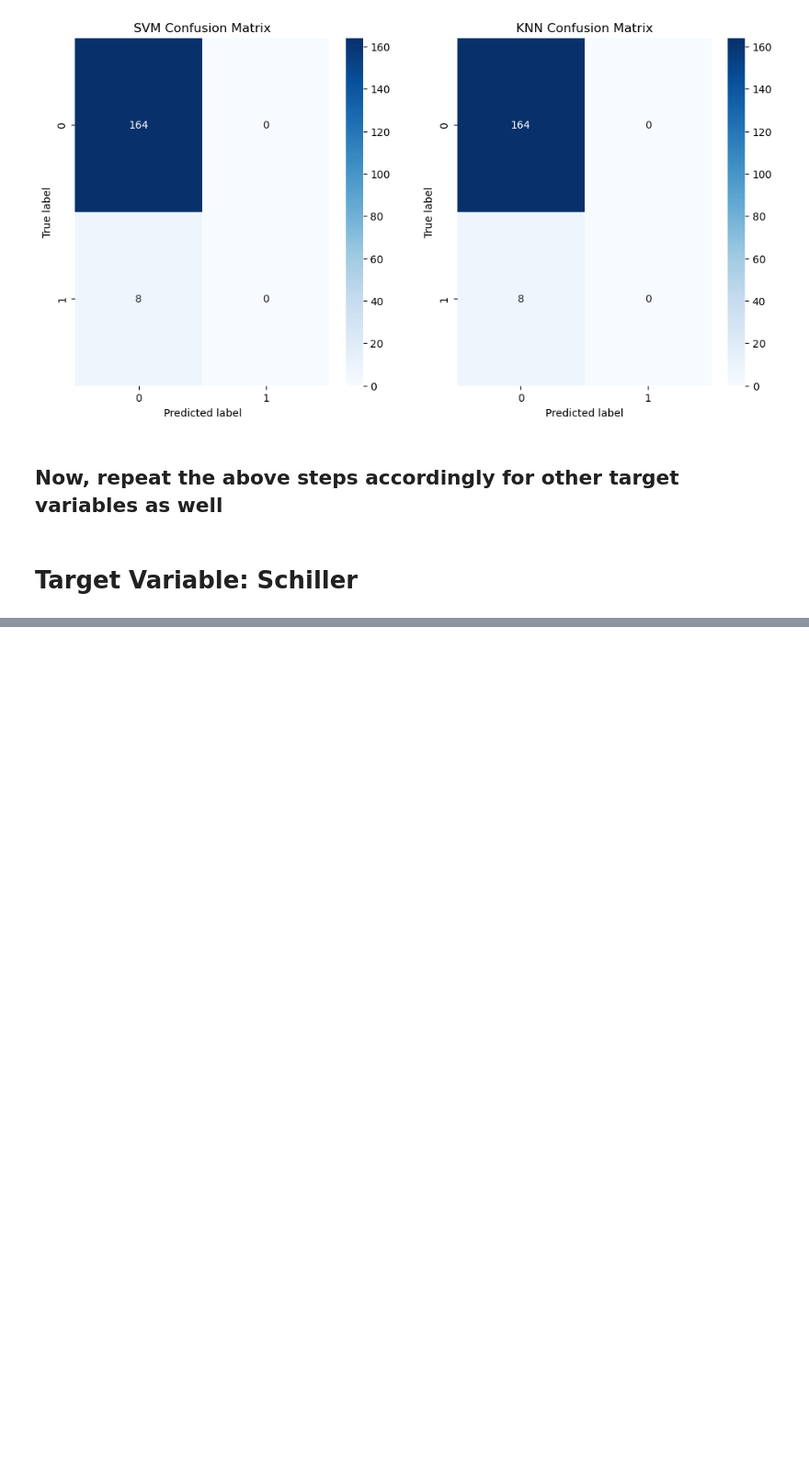
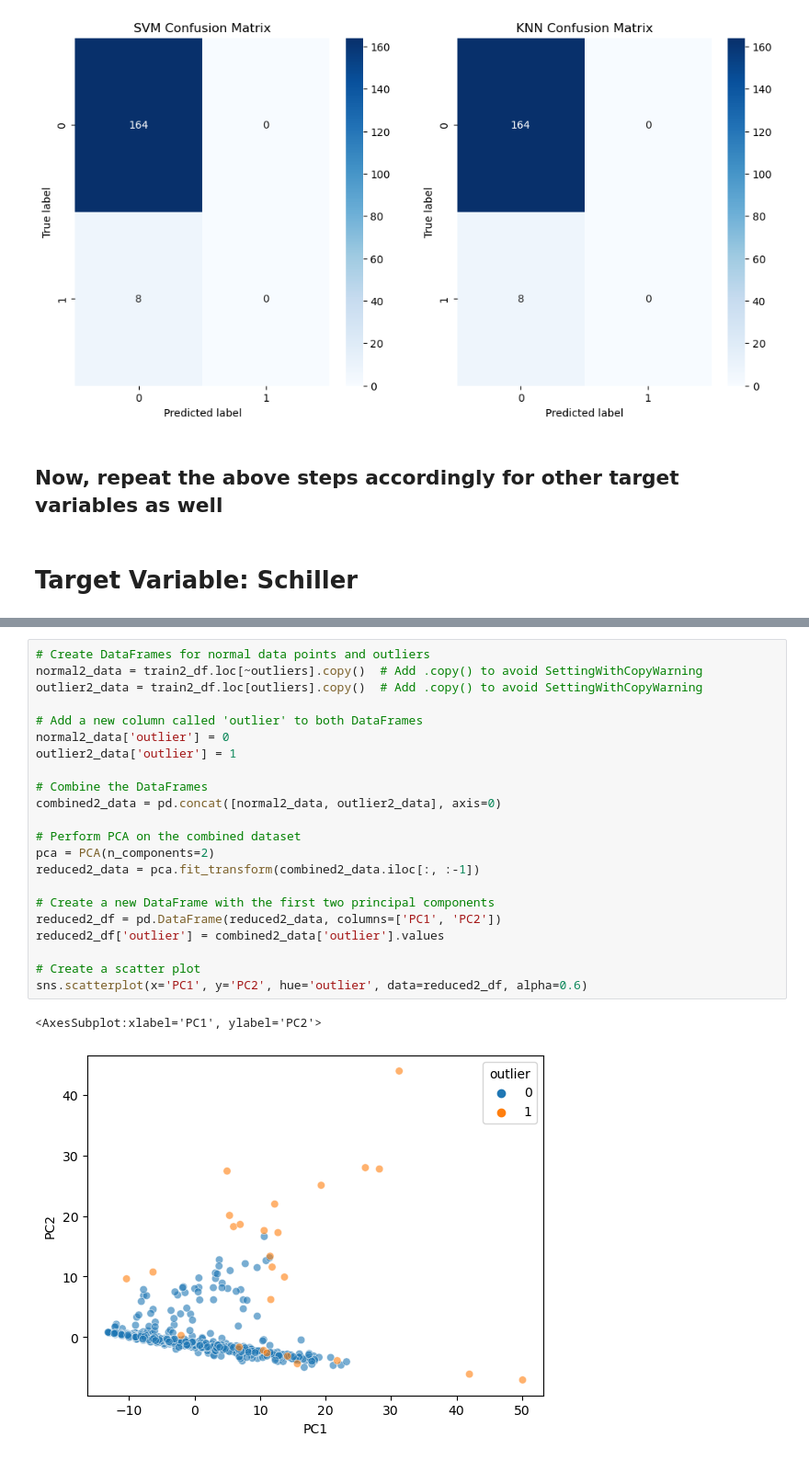
Before and after one commit to DanX069/Python-Assignment, a Jupyter notebook: python-assignment-cs253.ipynb, the cells around one changed output, grey strips where cells are left out. Shown at 92% size. Drawn from its saved outputs; the diff is of its cells as text; blank space fills up the shorter version.

```diff
--- a/python-assignment-cs253.ipynb
+++ b/python-assignment-cs253.ipynb
@@ -606,0 +687,25 @@ Recall: 95.35%
+# %%
+# Create DataFrames for normal data points and outliers
+normal2_data = train2_df.loc[~outliers].copy()  # Add .copy() to avoid SettingWithCopyWarning
+outlier2_data = train2_df.loc[outliers].copy()  # Add .copy() to avoid SettingWithCopyWarning
+
+# Add a new column called 'outlier' to both DataFrames
+normal2_data['outlier'] = 0
+outlier2_data['outlier'] = 1
+
+# Combine the DataFrames
+combined2_data = pd.concat([normal2_data, outlier2_data], axis=0)
+
+# Perform PCA on the combined dataset
+pca = PCA(n_components=2)
+reduced2_data = pca.fit_transform(combined2_data.iloc[:, :-1])
+
+# Create a new DataFrame with the first two principal components
+reduced2_df = pd.DataFrame(reduced2_data, columns=['PC1', 'PC2'])
+reduced2_df['outlier'] = combined2_data['outlier'].values
+
+# Create a scatter plot
+sns.scatterplot(x='PC1', y='PC2', hue='outlier', data=reduced2_df, alpha=0.6)
+# %% [output]
+<AxesSubplot:xlabel='PC1', ylabel='PC2'>
+[figure, added]
```
Also changed, not shown: parts of 48 cells of this notebook.
